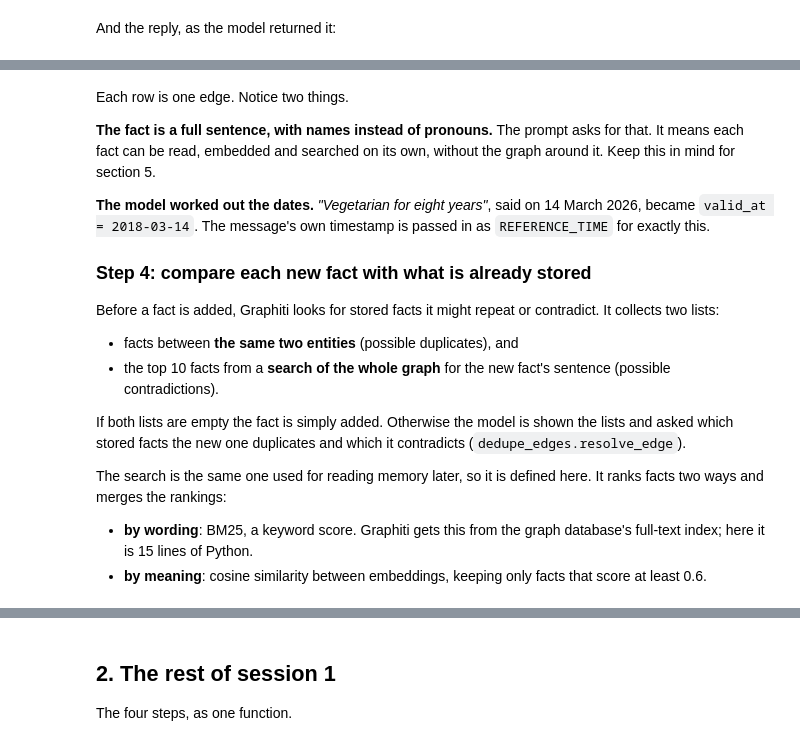
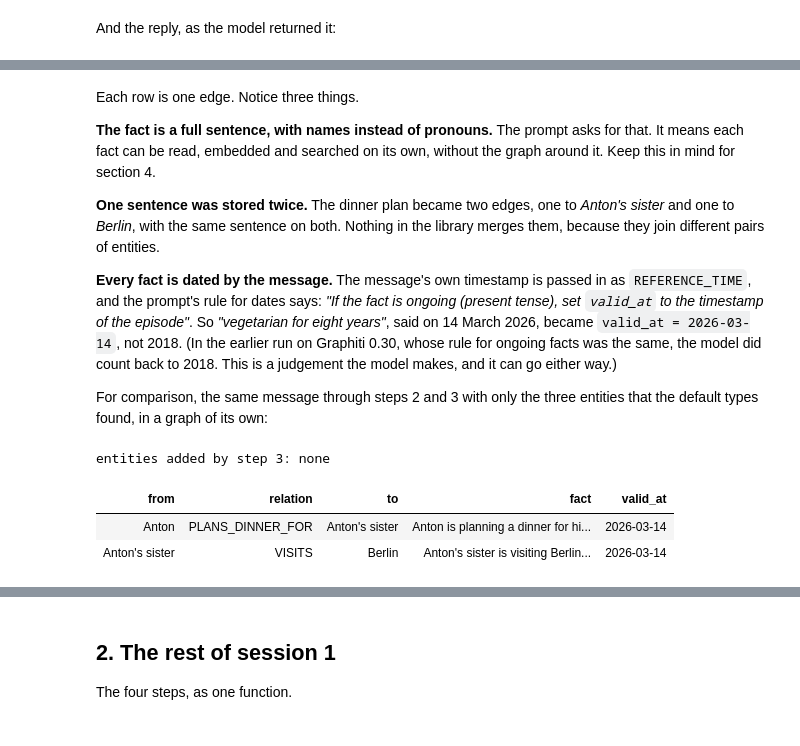
Before and after one commit to anton-dergunov/agent-memory-eval, a Jupyter notebook: notebooks/03-zep-graphiti.ipynb, the cells around one changed output, grey strips where cells are left out. Cells and saved outputs as stored; diff of their text form; code cells hidden in the pictures.

```diff
--- a/notebooks/03-zep-graphiti.ipynb
+++ b/notebooks/03-zep-graphiti.ipynb
@@ -561,32 +597,37 @@ table(pd.DataFrame(CALLS[-1]["reply"]["edges"]).reindex(
 | Anton | HAS_HEALTH_CONDITION | peanut allergy | Anton has a severe anaphylactic p... | 2026-03-14T19:00:00Z |  |
 # %% [markdown]
-Each row is one edge. Notice two things.
+Each row is one edge. Notice three things.
 
 **The fact is a full sentence, with names instead of pronouns.** The prompt
 asks for that. It means each fact can be read, embedded and searched on its
-own, without the graph around it. Keep this in mind for section 5.
+own, without the graph around it. Keep this in mind for section 4.
 
-**The model worked out the dates.** *"Vegetarian for eight years"*, said on 14
-March 2026, became `valid_at = 2018-03-14`. The message's own timestamp is
-passed in as `REFERENCE_TIME` for exactly this.
+**One sentence was stored twice.** The dinner plan became two edges, one to
+*Anton's sister* and one to *Berlin*, with the same sentence on both. Nothing
+in the library merges them, because they join different pairs of entities.
 
-### Step 4: compare each new fact with what is already stored
+**Every fact is dated by the message.** The message's own timestamp is passed
+in as `REFERENCE_TIME`, and the prompt's rule for dates says: *"If the fact is
+ongoing (present tense), set `valid_at` to the timestamp of the episode"*. So
+*"vegetarian for eight years"*, said on 14 March 2026, became
+`valid_at = 2026-03-14`, not 2018. (In the earlier run on Graphiti 0.30, whose
+rule for ongoing facts was the same, the model did count back to 2018. This is
+a judgement the model makes, and it can go either way.)
 
-Before a fact is added, Graphiti looks for stored facts it might repeat or
-contradict. It collects two lists:
-
-- facts between **the same two entities** (possible duplicates), and
-- the top 10 facts from a **search of the whole graph** for the new fact's
-  sentence (possible contradictions).
-
-If both lists are empty the fact is simply added. Otherwise the model is shown
-the lists and asked which stored facts the new one duplicates and which it
-contradicts (`dedupe_edges.resolve_edge`).
-
-The search is the same one used for reading memory later, so it is defined
-here. It ranks facts two ways and merges the rankings:
-
-- **by wording**: BM25, a keyword score. Graphiti gets this from the graph
-  database's full-text index; here it is 15 lines of Python.
-- **by meaning**: cosine similarity between embeddings, keeping only facts
-  that score at least 0.6.
+For comparison, the same message through steps 2 and 3 with only the three
+entities that the default types found, in a graph of its own:
+# %%
+calls_before, embeds_before = len(CALLS), len(EMBEDS)
+default_graph = Graph()
+default_same_as = match_entities(default_graph, first, default_found)
+default_facts, default_added = extract_facts(default_graph, first, default_found, default_same_as)
+for entry in CALLS[calls_before:] + EMBEDS[embeds_before:]:
+    entry["message"] = "s1.1, default types"     # not part of the run, so not in the cost table
+
+print("entities added by step 3:", [e.name for e in default_added] or "none")
+table(facts_table(default_facts)[["from", "relation", "to", "fact", "valid_at"]])
+# %% [output]
+entities added by step 3: none
+| from | relation | to | fact | valid_at |
+| Anton | PLANS_DINNER_FOR | Anton's sister | Anton is planning a dinner for hi... | 2026-03-14 |
+| Anton's sister | VISITS | Berlin | Anton's sister is visiting Berlin... | 2026-03-14 |
```
Also changed, not shown: parts of 43 cells of this notebook, 9 other files.
